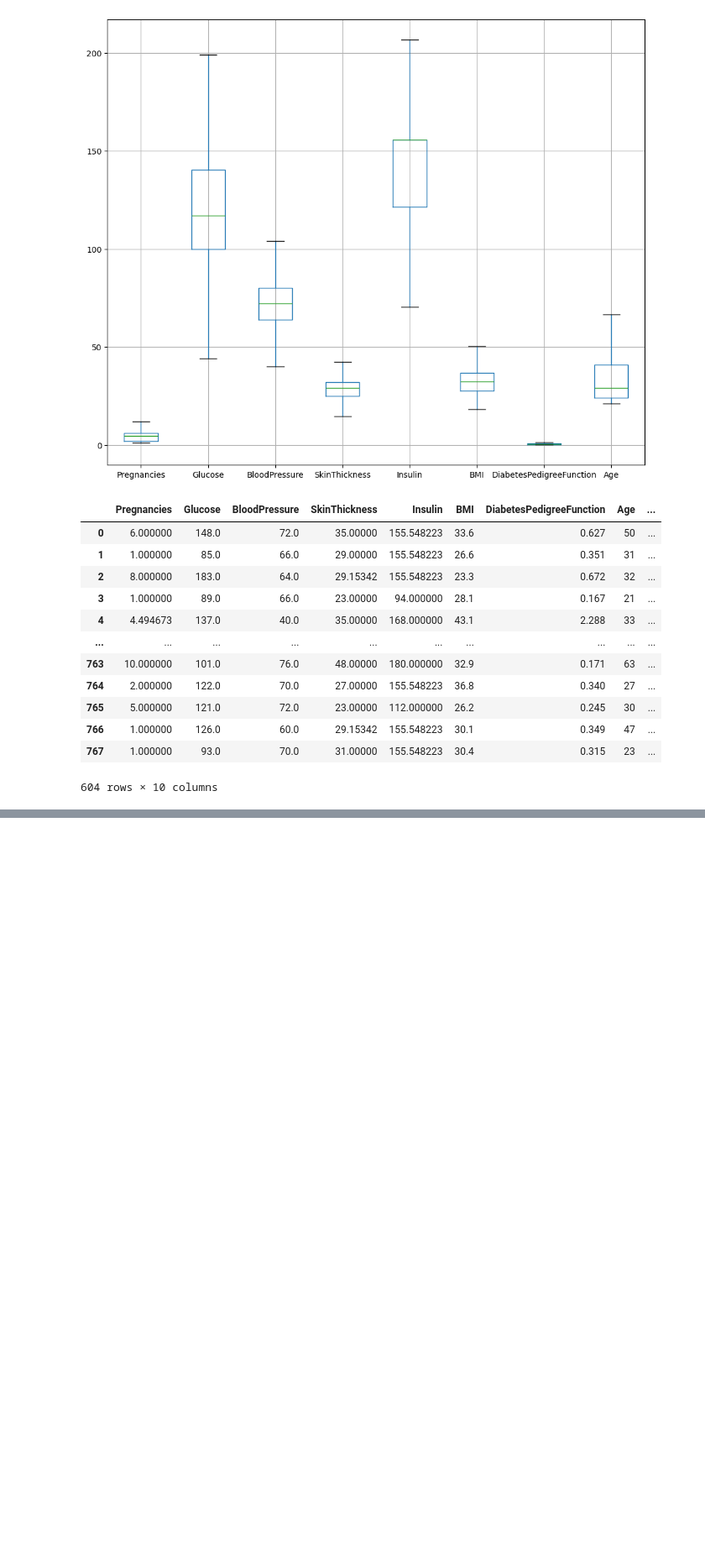
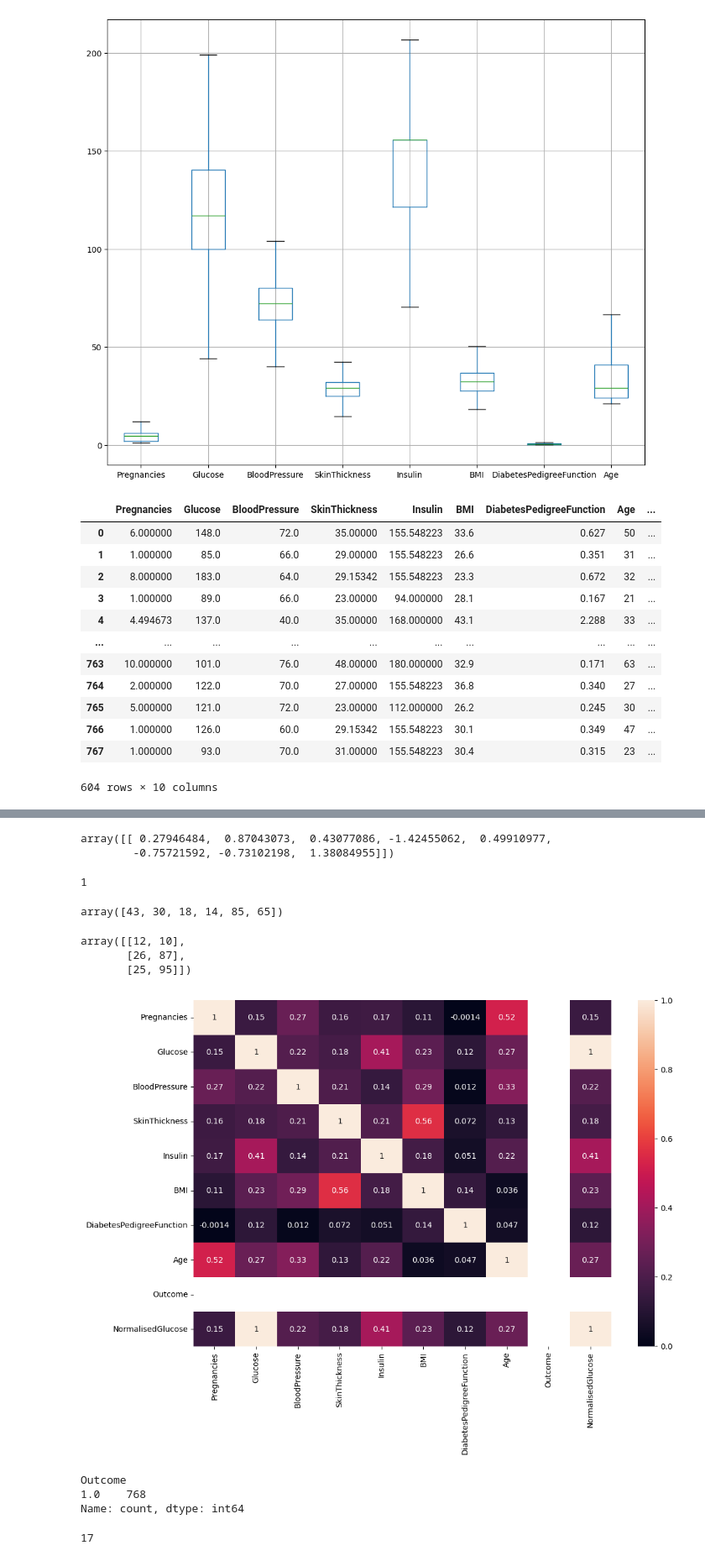
Before and after one commit to FarhanaSuci/DataMiningLab, a Jupyter notebook: Rough.ipynb, the cells around one changed output, grey strips where cells are left out. Shown at 84% size. Drawn from its saved outputs; the diff is of its cells as text; code cells hidden in the pictures; blank space fills up the shorter version.

```diff
--- a/Rough.ipynb
+++ b/Rough.ipynb
@@ -1078,0 +1132,19 @@ no_outlier
+# %%
+np.random.randn(1,8)
+# %% [output]
+array([[ 0.27946484,  0.87043073,  0.43077086, -1.42455062,  0.49910977,
+        -0.75721592, -0.73102198,  1.38084955]])
+# %%
+np.random.randint(1,3)
+# %% [output]
+1
+# %%
+np.random.randint(1,100,6)
+# %% [output]
+array([43, 30, 18, 14, 85, 65])
+# %%
+np.random.randint(1,100,6).reshape(3,2)
+# %% [output]
+array([[12, 10],
+       [26, 87],
+       [25, 95]])
@@ -1078,0 +1153,16 @@ no_outlier
+# %%
+plt.figure(figsize=(12,8))
+sns.heatmap(data2.corr(),annot=True)
+plt.show()
+# %% [output]
+[figure, added]
+# %%
+data2.Outcome.value_counts()
+# %% [output]
+Outcome
+1.0    768
+Name: count, dtype: int64
+# %%
+data2.Glucose.value_counts().max()
+# %% [output]
+17
```
Also changed, not shown: parts of 46 cells of this notebook, 1 other file.
